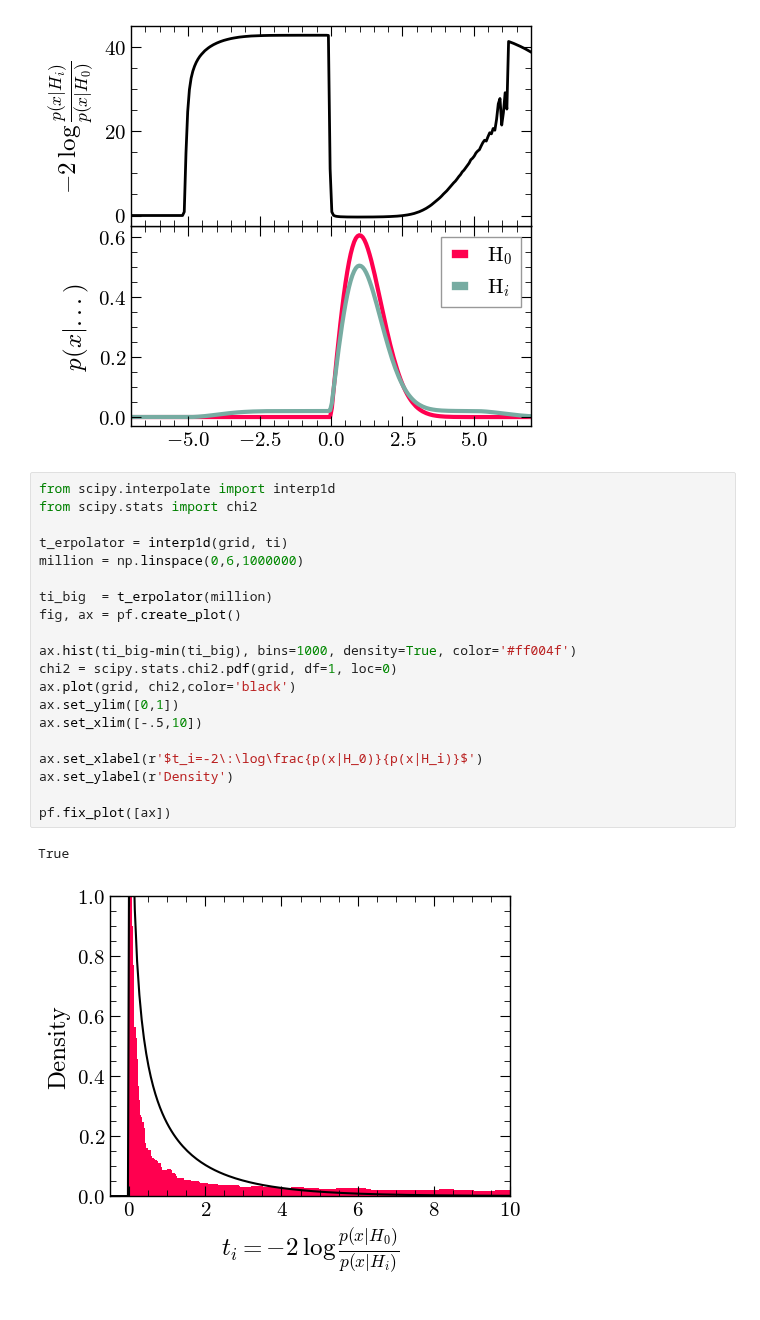
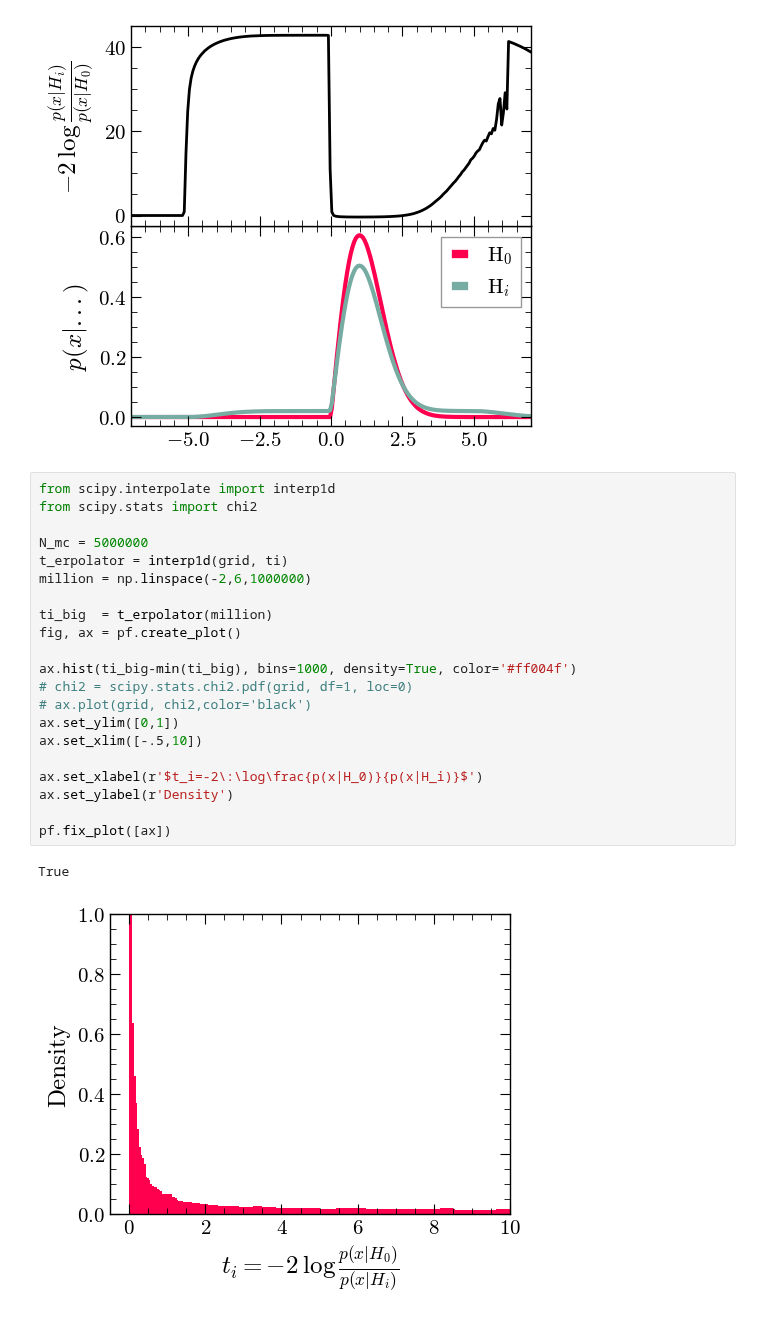
Before and after one commit to james-alvey-42/gw-mist, a Jupyter notebook: notebooks/week6/KDE_new.ipynb, the cells around one changed output. Saved outputs shown, nothing was run; the diff lists cells and outputs as text.

```diff
--- a/notebooks/week6/KDE_new.ipynb
+++ b/notebooks/week6/KDE_new.ipynb
@@ -158,24 +158,25 @@ plt.savefig(f'figs/newkde.png', dpi=700, bbox_inches = 'tight')
 # %%
 from scipy.interpolate import interp1d
 from scipy.stats import chi2
 
+N_mc = 5000000
 t_erpolator = interp1d(grid, ti)
-million = np.linspace(0,6,1000000)
+million = np.linspace(-2,6,1000000)
 
 ti_big  = t_erpolator(million)
 fig, ax = pf.create_plot()
 
 ax.hist(ti_big-min(ti_big), bins=1000, density=True, color='#ff004f')
-chi2 = scipy.stats.chi2.pdf(grid, df=1, loc=0)
-ax.plot(grid, chi2,color='black')
+# chi2 = scipy.stats.chi2.pdf(grid, df=1, loc=0)
+# ax.plot(grid, chi2,color='black')
 ax.set_ylim([0,1])
 ax.set_xlim([-.5,10])
 
 ax.set_xlabel(r'$t_i=-2\:\log\frac{p(x|H_0)}{p(x|H_i)}$')
 ax.set_ylabel(r'Density')
 
 pf.fix_plot([ax])
 # %% [output]
 True
-[figure, old version]
+[figure, new version]
 # %%
```
Also changed, not shown: parts of 3 cells of this notebook.
